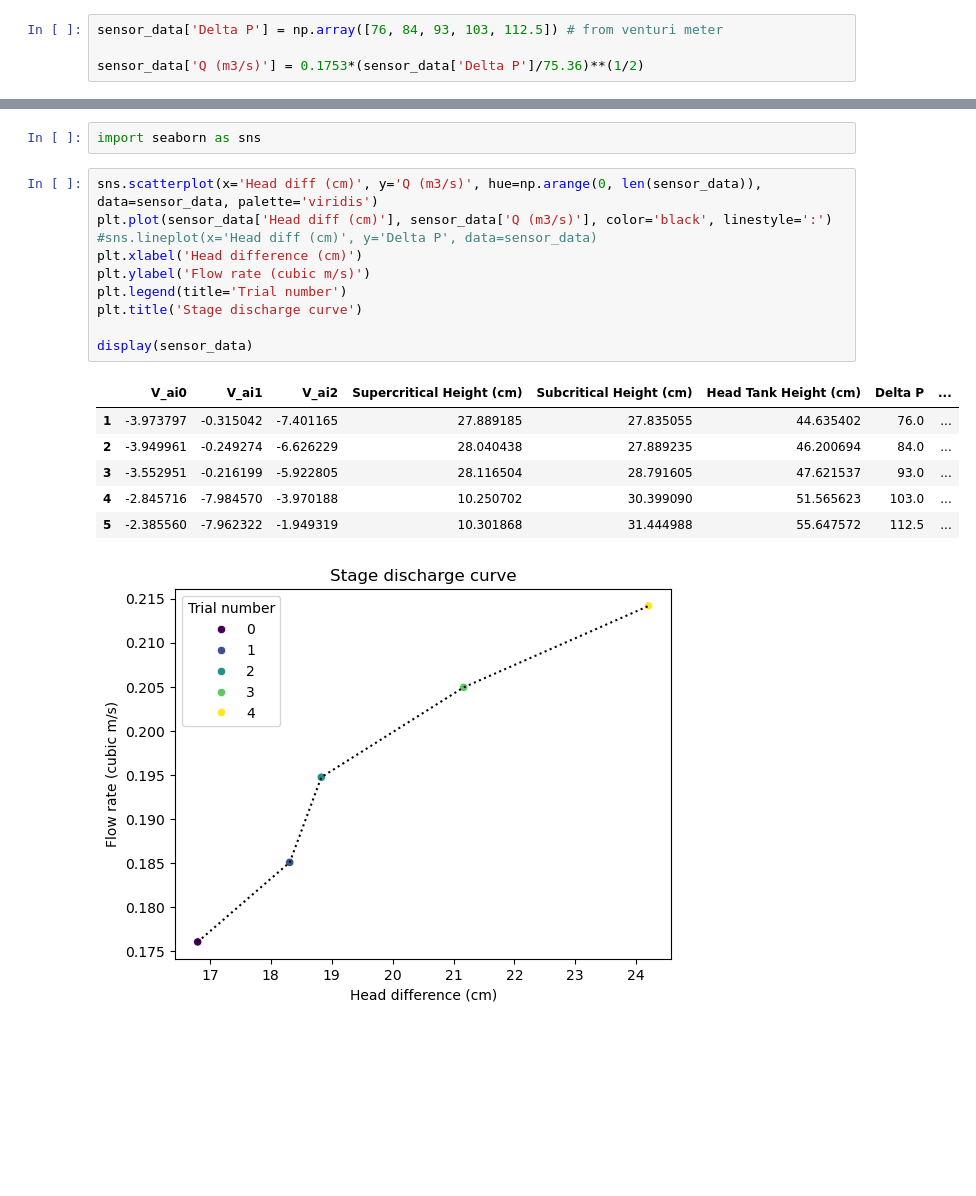
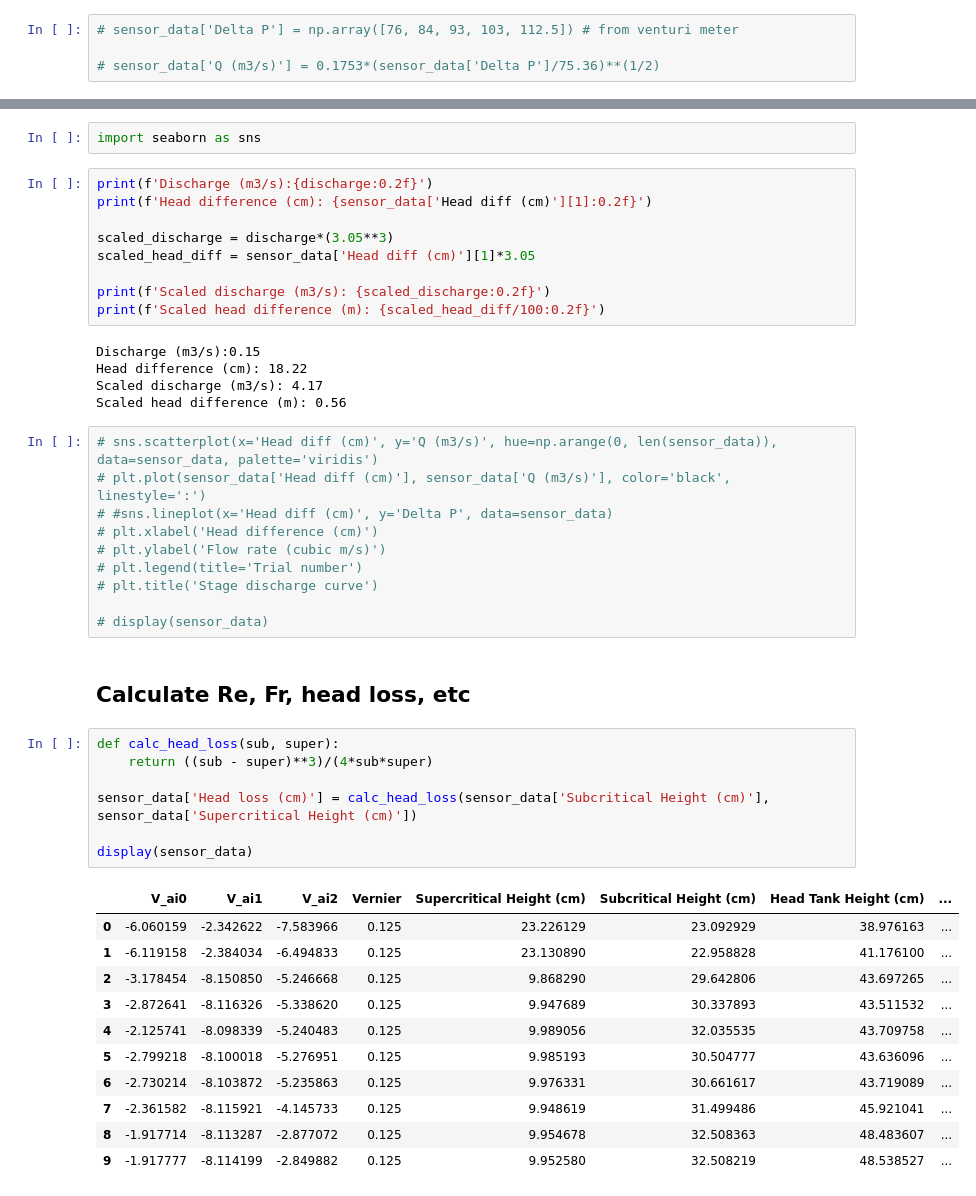
Before and after one commit to clairewang23/hre-model, a Jupyter notebook: Lab/sensor_data/exp4/Experiment4_Processing.ipynb, the cells around one changed output, grey strips where cells are left out. Cells and saved outputs as stored; diff of their text form; blank space fills up the shorter version.

```diff
--- a/Lab/sensor_data/exp4/Experiment4_Processing.ipynb
+++ b/Lab/sensor_data/exp4/Experiment4_Processing.ipynb
@@ -272,7 +291,7 @@ start_time = datetime(2025,11,14,10,19,32)
 # %%
-sensor_data['Delta P'] = np.array([76, 84, 93, 103, 112.5]) # from venturi meter
+# sensor_data['Delta P'] = np.array([76, 84, 93, 103, 112.5]) # from venturi meter
 
-sensor_data['Q (m3/s)'] = 0.1753*(sensor_data['Delta P']/75.36)**(1/2)
+# sensor_data['Q (m3/s)'] = 0.1753*(sensor_data['Delta P']/75.36)**(1/2)
 # %% [markdown]
 ### Calculate head difference
 # %%
@@ -281,21 +313,48 @@ sensor_data['Head diff (cm)'] = sensor_data['Head Tank Height (cm)'] - sensor_da
 ### Graph stage vs discharge
 # %%
 import seaborn as sns
+# %%
+print(f'Discharge (m3/s):{discharge:0.2f}')
+print(f'Head difference (cm): {sensor_data['Head diff (cm)'][1]:0.2f}')
+
+scaled_discharge = discharge*(3.05**3)
+scaled_head_diff = sensor_data['Head diff (cm)'][1]*3.05
+
+print(f'Scaled discharge (m3/s): {scaled_discharge:0.2f}')
+print(f'Scaled head difference (m): {scaled_head_diff/100:0.2f}')
+# %% [output]
+Discharge (m3/s):0.15
+Head difference (cm): 18.22
+Scaled discharge (m3/s): 4.17
+Scaled head difference (m): 0.56
 # %%
-sns.scatterplot(x='Head diff (cm)', y='Q (m3/s)', hue=np.arange(0, len(sensor_data)), data=sensor_data, palette='viridis')
-plt.plot(sensor_data['Head diff (cm)'], sensor_data['Q (m3/s)'], color='black', linestyle=':')
-#sns.lineplot(x='Head diff (cm)', y='Delta P', data=sensor_data)
-plt.xlabel('Head difference (cm)')
-plt.ylabel('Flow rate (cubic m/s)')
-plt.legend(title='Trial number')
-plt.title('Stage discharge curve')
+# sns.scatterplot(x='Head diff (cm)', y='Q (m3/s)', hue=np.arange(0, len(sensor_data)), data=sensor_data, palette='viridis')
+# plt.plot(sensor_data['Head diff (cm)'], sensor_data['Q (m3/s)'], color='black', linestyle=':')
+# #sns.lineplot(x='Head diff (cm)', y='Delta P', data=sensor_data)
+# plt.xlabel('Head difference (cm)')
+# plt.ylabel('Flow rate (cubic m/s)')
+# plt.legend(title='Trial number')
+# plt.title('Stage discharge curve')
 
-display(sensor_data)
+# display(sensor_data)
-# %% [output]
-|  | V_ai0 | V_ai1 | V_ai2 | Supercritical Height (cm) | Subcritical Height (cm) | Head Tank Height (cm) | Delta P | ... |
-| 1 | -3.973797 | -0.315042 | -7.401165 | 27.889185 | 27.835055 | 44.635402 | 76.0 | ... |
-| 2 | -3.949961 | -0.249274 | -6.626229 | 28.040438 | 27.889235 | 46.200694 | 84.0 | ... |
-| 3 | -3.552951 | -0.216199 | -5.922805 | 28.116504 | 28.791605 | 47.621537 | 93.0 | ... |
-| 4 | -2.845716 | -7.984570 | -3.970188 | 10.250702 | 30.399090 | 51.565623 | 103.0 | ... |
-| 5 | -2.385560 | -7.962322 | -1.949319 | 10.301868 | 31.444988 | 55.647572 | 112.5 | ... |
-[figure, removed]
+# %% [markdown]
+## Calculate Re, Fr, head loss, etc
+# %%
+def calc_head_loss(sub, super):
+    return ((sub - super)**3)/(4*sub*super)
+
+sensor_data['Head loss (cm)'] = calc_head_loss(sensor_data['Subcritical Height (cm)'], sensor_data['Supercritical Height (cm)'])
+
+display(sensor_data)
+# %% [output]
+|  | V_ai0 | V_ai1 | V_ai2 | Vernier | Supercritical Height (cm) | Subcritical Height (cm) | Head Tank Height (cm) | ... |
+| 0 | -6.060159 | -2.342622 | -7.583966 | 0.125 | 23.226129 | 23.092929 | 38.976163 | ... |
+| 1 | -6.119158 | -2.384034 | -6.494833 | 0.125 | 23.130890 | 22.958828 | 41.176100 | ... |
+| 2 | -3.178454 | -8.150850 | -5.246668 | 0.125 | 9.868290 | 29.642806 | 43.697265 | ... |
+| 3 | -2.872641 | -8.116326 | -5.338620 | 0.125 | 9.947689 | 30.337893 | 43.511532 | ... |
+| 4 | -2.125741 | -8.098339 | -5.240483 | 0.125 | 9.989056 | 32.035535 | 43.709758 | ... |
+| 5 | -2.799218 | -8.100018 | -5.276951 | 0.125 | 9.985193 | 30.504777 | 43.636096 | ... |
+| 6 | -2.730214 | -8.103872 | -5.235863 | 0.125 | 9.976331 | 30.661617 | 43.719089 | ... |
+| 7 | -2.361582 | -8.115921 | -4.145733 | 0.125 | 9.948619 | 31.499486 | 45.921041 | ... |
+| 8 | -1.917714 | -8.113287 | -2.877072 | 0.125 | 9.954678 | 32.508363 | 48.483607 | ... |
+| 9 | -1.917777 | -8.114199 | -2.849882 | 0.125 | 9.952580 | 32.508219 | 48.538527 | ... |
```
Also changed, not shown: parts of 5 cells of this notebook, 5 other files.
